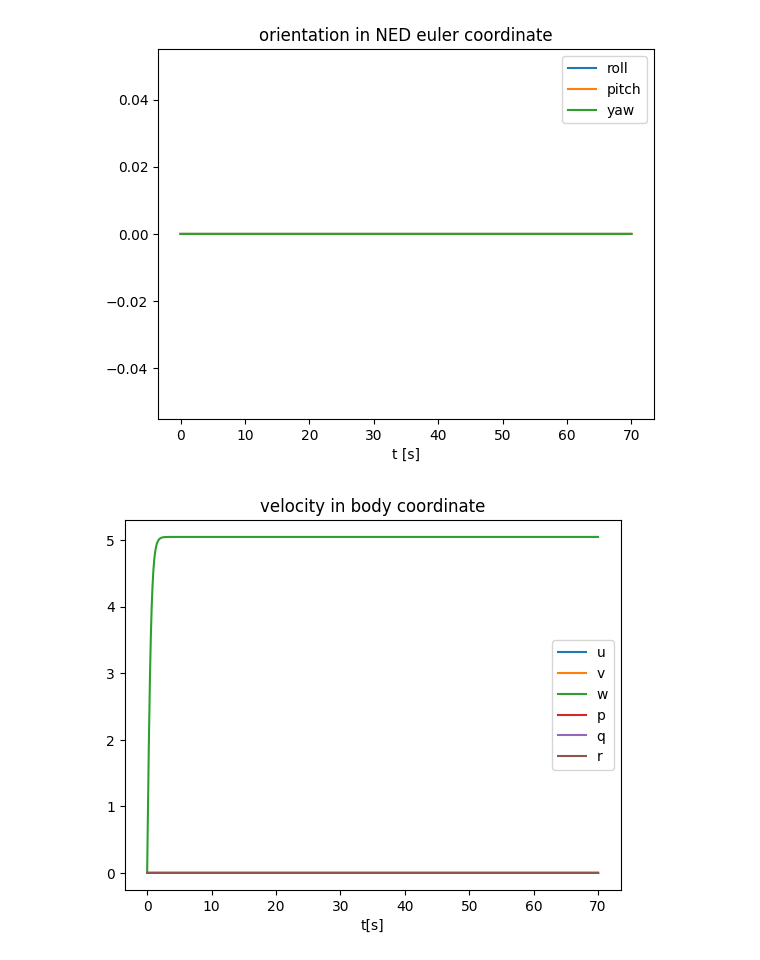
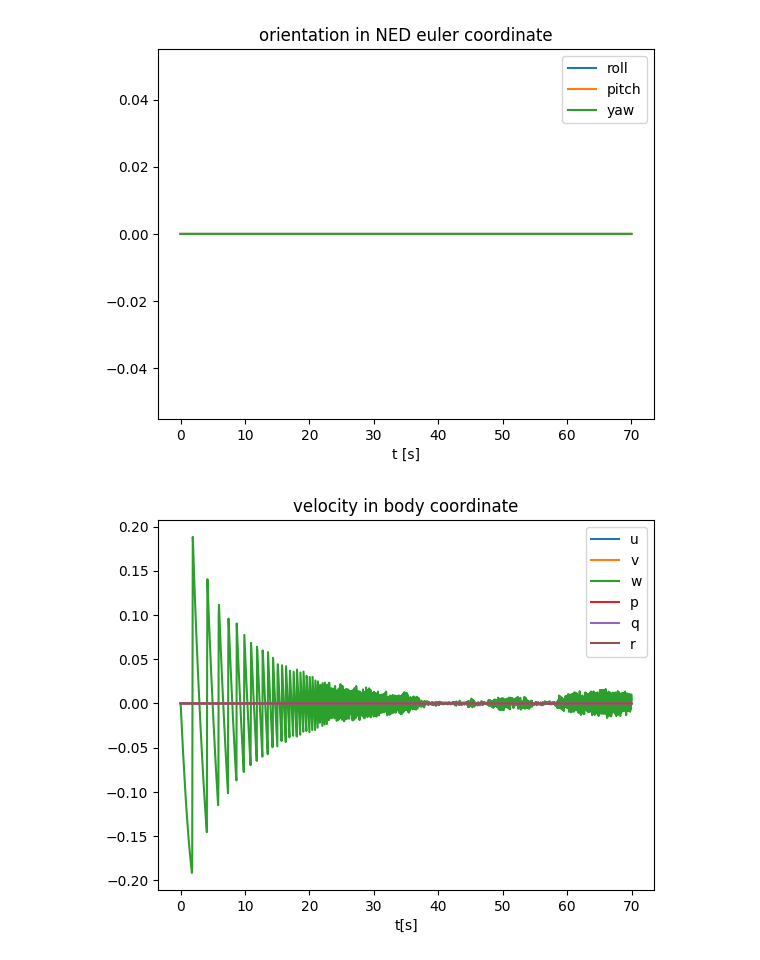
Before and after one commit to edxmorgan/diff_uv, a Jupyter notebook: usage/uv_simulation.ipynb, the cells around one changed output. Cells and saved outputs as stored; diff of their text form; code cells hidden in the pictures.

```diff
--- a/usage/uv_simulation.ipynb
+++ b/usage/uv_simulation.ipynb
@@ -5,7 +5,7 @@
 import matplotlib.pyplot as plt
 sim = Fsim.mapaccum(blue.N)
 x0 = np.array([0.0, 0.0, 0.2, 0, 0, 0, 0, 0, 0, 0, 0, 0]) #x y z r p y u v w p q r
-u0 = np.array([0.0, 0.0, 0.0, 0.0, 0.0, 0.0])
+u0 = np.array([0.0, 0.0, 2.0, 0.0, 0.0, 0.0])
 vc = np.array([0.0, 0.0, 0.0, 0.0, 0.0, 0.0])
 res = sim(x0, u0, blue.sim_params, blue.dt_s)
 res.T
@@ -36,2 +36,2 @@ plt.show()
 [figure]
-[figure, old version]
+[figure, new version]
```
Also changed, not shown: parts of 1 cell of this notebook, 2 other files.
